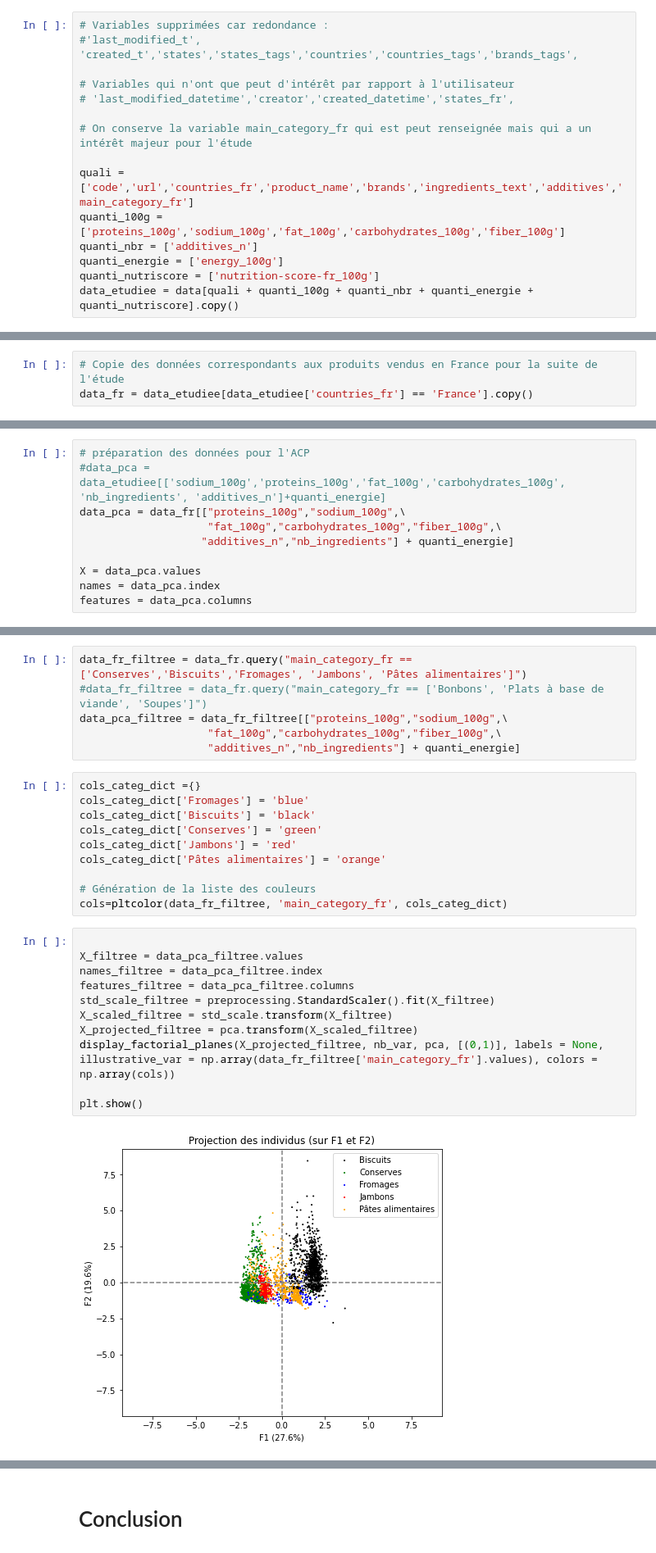
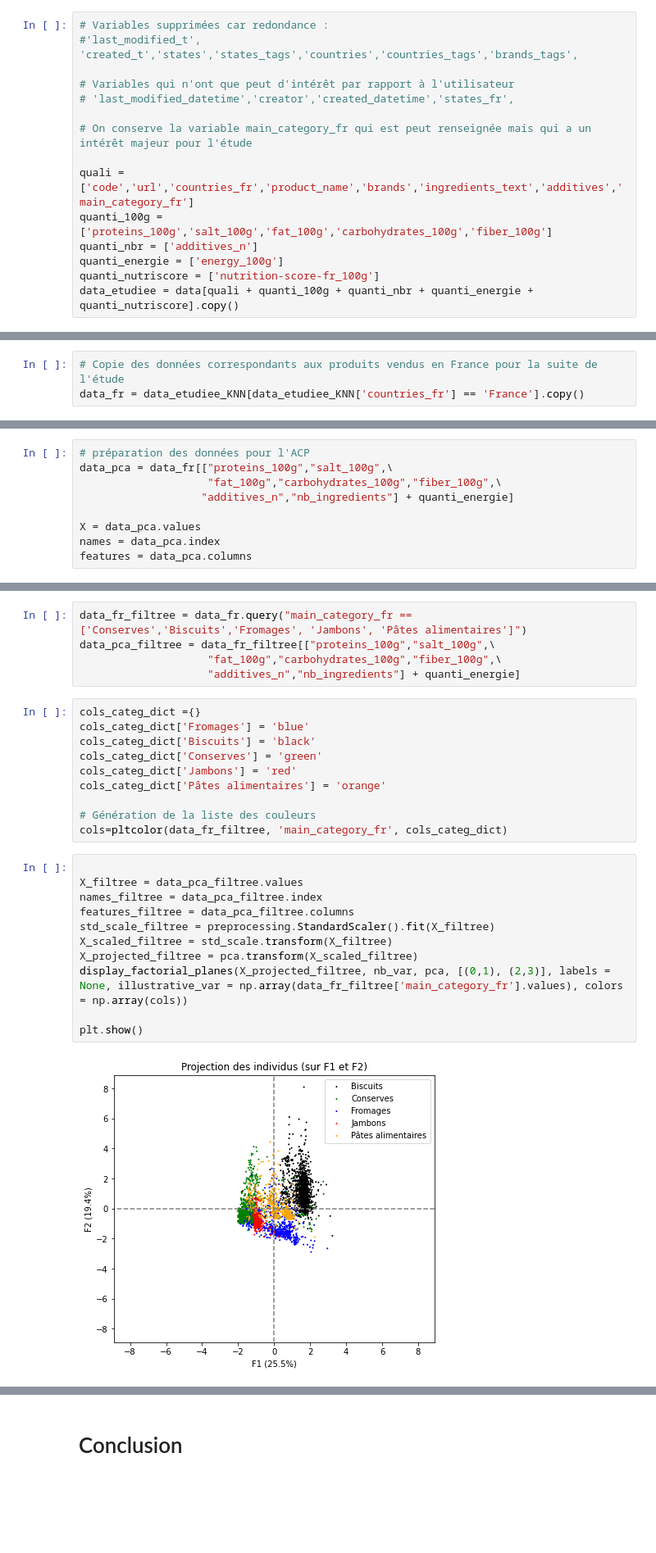
Before and after one commit to julien-IA/openfood, a Jupyter notebook: P3_Propre.ipynb, the cells around one changed output, grey strips where cells are left out. Shown at 82% size. Drawn from its saved outputs; the diff is of its cells as text; blank space fills up the shorter version.

```diff
--- a/P3_Propre.ipynb
+++ b/P3_Propre.ipynb
@@ -276,7 +276,7 @@ On choisit de se concentrer sur les variables de composition des produits (macro
 # On conserve la variable main_category_fr qui est peut renseignée mais qui a un intérêt majeur pour l'étude
 
 quali = ['code','url','countries_fr','product_name','brands','ingredients_text','additives','main_category_fr']
-quanti_100g = ['proteins_100g','sodium_100g','fat_100g','carbohydrates_100g','fiber_100g']
+quanti_100g = ['proteins_100g','salt_100g','fat_100g','carbohydrates_100g','fiber_100g']
 quanti_nbr = ['additives_n']
 quanti_energie = ['energy_100g']
 quanti_nutriscore = ['nutrition-score-fr_100g']
@@ -616,3 +770,3 @@ La france et les Etats unis représente plus de 88% des enregistrements présent
 # %%
 # Copie des données correspondants aux produits vendus en France pour la suite de l'étude
-data_fr = data_etudiee[data_etudiee['countries_fr'] == 'France'].copy()
+data_fr = data_etudiee_KNN[data_etudiee_KNN['countries_fr'] == 'France'].copy()
@@ -797,7 +984,6 @@ Existe-il un lien entre la composition d'un produit et son nutriscore ? (utilisa
 # %%
 # préparation des données pour l'ACP
-#data_pca = data_etudiee[['sodium_100g','proteins_100g','fat_100g','carbohydrates_100g', 'nb_ingredients', 'additives_n']+quanti_energie]
-data_pca = data_fr[["proteins_100g","sodium_100g",\
+data_pca = data_fr[["proteins_100g","salt_100g",\
                     "fat_100g","carbohydrates_100g","fiber_100g",\
                    "additives_n","nb_ingredients"] + quanti_energie]
 
@@ -869,8 +1064,7 @@ Index(['non renseignée', 'Conserves', 'Plats préparés', 'Biscuits',
       dtype='object')
 # %%
 data_fr_filtree = data_fr.query("main_category_fr == ['Conserves','Biscuits','Fromages', 'Jambons', 'Pâtes alimentaires']")
-#data_fr_filtree = data_fr.query("main_category_fr == ['Bonbons', 'Plats à base de viande', 'Soupes']")
-data_pca_filtree = data_fr_filtree[["proteins_100g","sodium_100g",\
+data_pca_filtree = data_fr_filtree[["proteins_100g","salt_100g",\
                     "fat_100g","carbohydrates_100g","fiber_100g",\
                     "additives_n","nb_ingredients"] + quanti_energie]
 # %%
@@ -886,13 +1080,13 @@ cols=pltcolor(data_fr_filtree, 'main_category_fr', cols_categ_dict)
 # %%
 
 X_filtree = data_pca_filtree.values
 names_filtree = data_pca_filtree.index
 features_filtree = data_pca_filtree.columns
 std_scale_filtree = preprocessing.StandardScaler().fit(X_filtree)
 X_scaled_filtree = std_scale.transform(X_filtree)
 X_projected_filtree = pca.transform(X_scaled_filtree)
-display_factorial_planes(X_projected_filtree, nb_var, pca, [(0,1)], labels = None, illustrative_var = np.array(data_fr_filtree['main_category_fr'].values), colors = np.array(cols))
+display_factorial_planes(X_projected_filtree, nb_var, pca, [(0,1), (2,3)], labels = None, illustrative_var = np.array(data_fr_filtree['main_category_fr'].values), colors = np.array(cols))
 
 plt.show()
 # %% [output]
-[figure, old version]
+[figure, new version]
```
Also changed, not shown: parts of 79 cells of this notebook, 1 other file.
